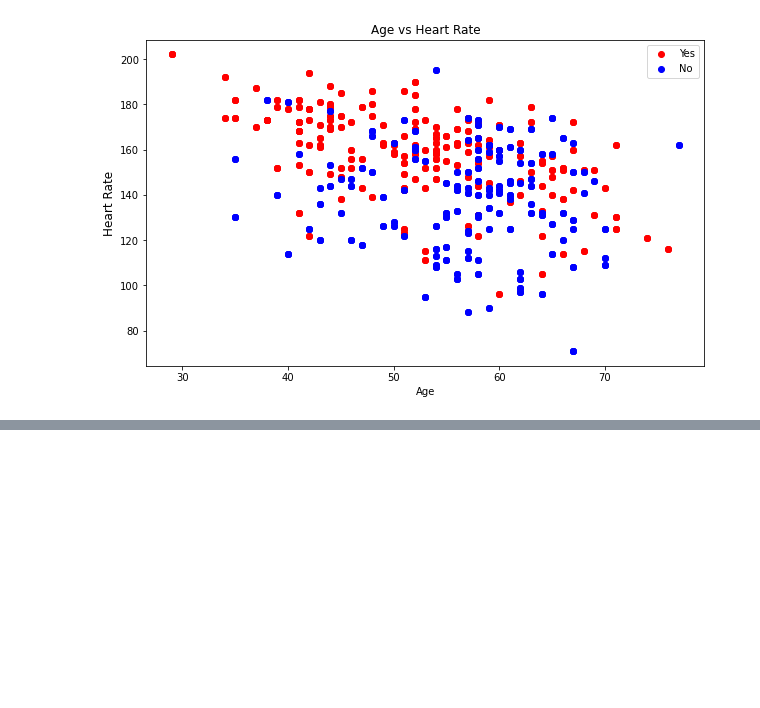
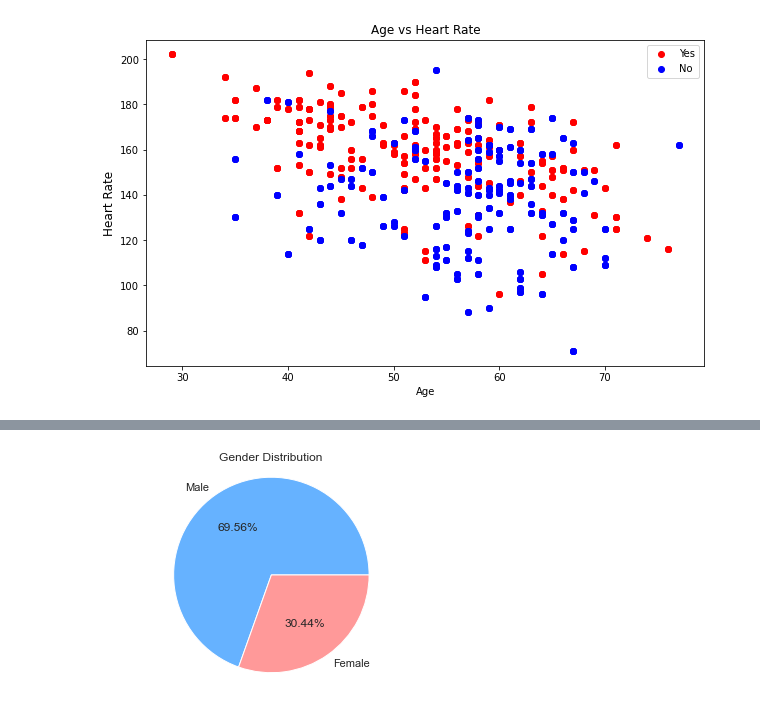
Before and after one commit to DATA-606-2023-FALL-TUESDAY/Madu_Pavani, a Jupyter notebook: src/Heartattack_Predictions.ipynb, the cells around one changed output, grey strips where cells are left out. Saved outputs shown, nothing was run; the diff lists cells and outputs as text; code cells hidden in the pictures; blank space fills up the shorter version.

```diff
--- a/src/Heartattack_Predictions.ipynb
+++ b/src/Heartattack_Predictions.ipynb
@@ -133,0 +147,11 @@ plt.legend(['Yes','No'], fontsize = 10);
+# %%
+gender_counts = heart['sex'].value_counts()
+
+# Create a pie chart
+plt.pie(gender_counts, labels=['Male', 'Female'], autopct='%.2f%%', colors=['#66B2FF','#FF9999'])
+plt.title('Gender Distribution')
+plt.axis('equal')  # Equal aspect ratio ensures that the pie is circular.
+
+plt.show()
+# %% [output]
+[figure, added]
```
Also changed, not shown: parts of 32 cells of this notebook.
